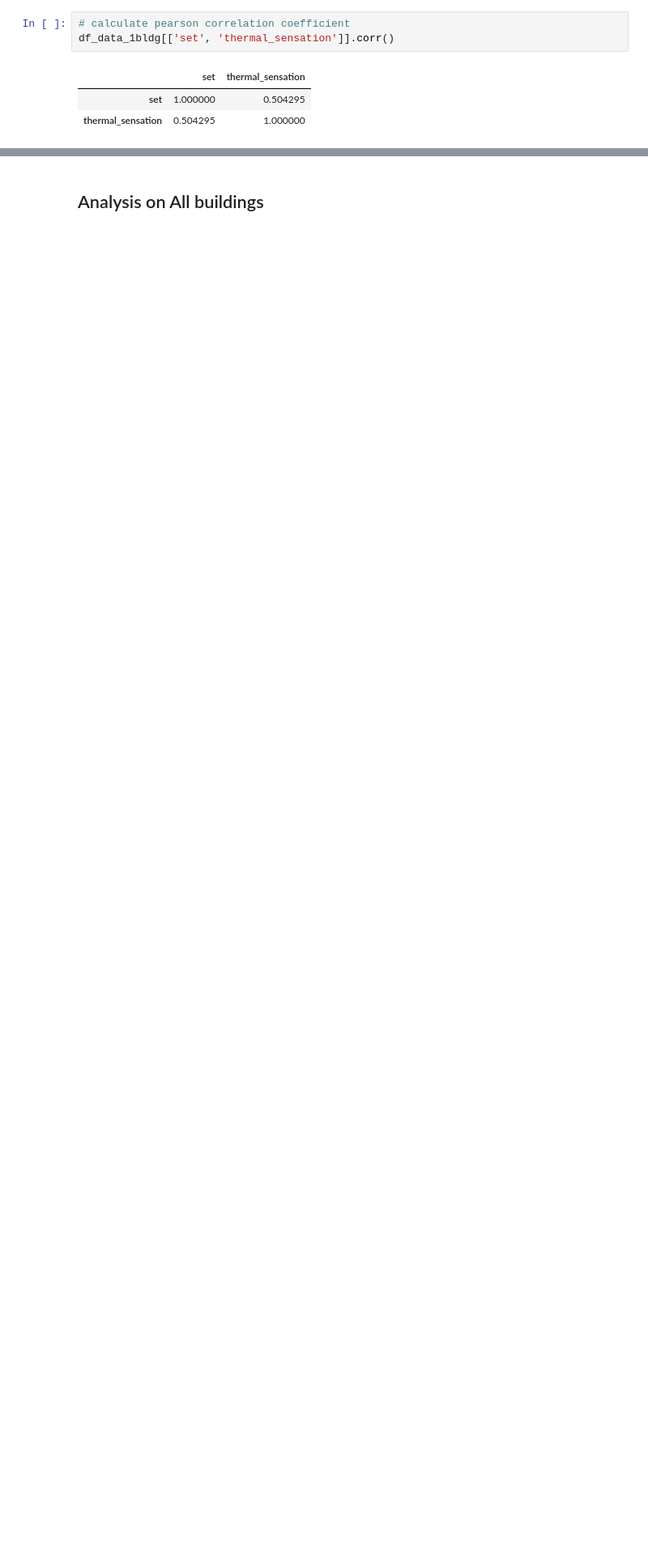
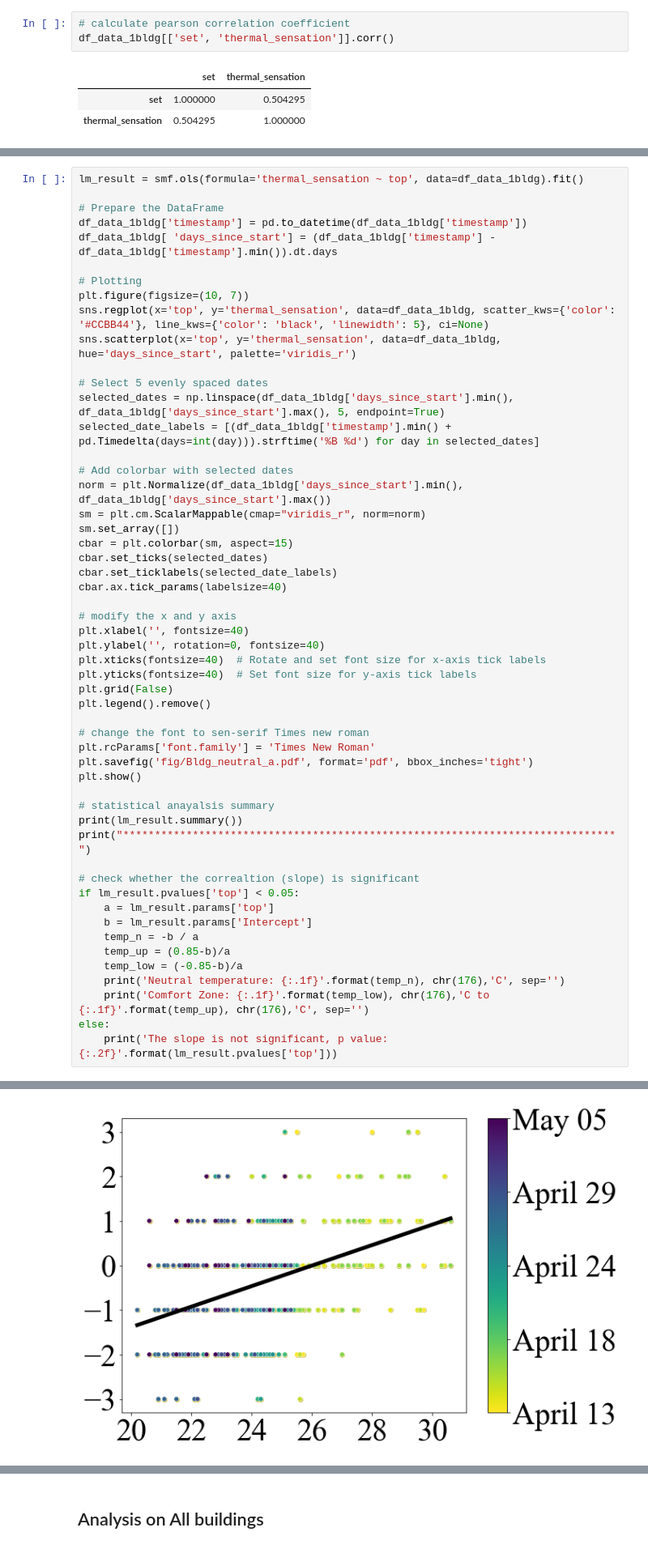
Before and after one commit to ruijis/causal-thinking-neutral-temperature, a Jupyter notebook: code.ipynb, the cells around one changed output, grey strips where cells are left out. Shown: that part at 81% size. Saved outputs shown, nothing was run; the diff lists cells and outputs as text; blank space fills up the shorter version.

```diff
--- a/code.ipynb
+++ b/code.ipynb
@@ -206,0 +255,54 @@ df_data_1bldg[['set', 'thermal_sensation']].corr()
+# %%
+lm_result = smf.ols(formula='thermal_sensation ~ top', data=df_data_1bldg).fit()
+
+# Prepare the DataFrame
+df_data_1bldg['timestamp'] = pd.to_datetime(df_data_1bldg['timestamp'])
+df_data_1bldg[ 'days_since_start'] = (df_data_1bldg['timestamp'] - df_data_1bldg['timestamp'].min()).dt.days
+
+# Plotting
+plt.figure(figsize=(10, 7))
+sns.regplot(x='top', y='thermal_sensation', data=df_data_1bldg, scatter_kws={'color': '#CCBB44'}, line_kws={'color': 'black', 'linewidth': 5}, ci=None)
+sns.scatterplot(x='top', y='thermal_sensation', data=df_data_1bldg, hue='days_since_start', palette='viridis_r')
+
+# Select 5 evenly spaced dates
+selected_dates = np.linspace(df_data_1bldg['days_since_start'].min(), df_data_1bldg['days_since_start'].max(), 5, endpoint=True)
+selected_date_labels = [(df_data_1bldg['timestamp'].min() + pd.Timedelta(days=int(day))).strftime('%B %d') for day in selected_dates]
+
+# Add colorbar with selected dates
+norm = plt.Normalize(df_data_1bldg['days_since_start'].min(), df_data_1bldg['days_since_start'].max())
+sm = plt.cm.ScalarMappable(cmap="viridis_r", norm=norm)
+sm.set_array([])
+cbar = plt.colorbar(sm, aspect=15)
+cbar.set_ticks(selected_dates)
+cbar.set_ticklabels(selected_date_labels)
+cbar.ax.tick_params(labelsize=40)
+
+# modify the x and y axis
+plt.xlabel('', fontsize=40)
+plt.ylabel('', rotation=0, fontsize=40)
+plt.xticks(fontsize=40)  # Rotate and set font size for x-axis tick labels
+plt.yticks(fontsize=40)  # Set font size for y-axis tick labels
+plt.grid(False)
+plt.legend().remove()
+
+# change the font to sen-serif Times new roman
+plt.rcParams['font.family'] = 'Times New Roman'
+plt.savefig('fig/Bldg_neutral_a.pdf', format='pdf', bbox_inches='tight')
+plt.show()
+
+# statistical anayalsis summary
+print(lm_result.summary())
+print("******************************************************************************")
+
+# check whether the correaltion (slope) is significant
+if lm_result.pvalues['top'] < 0.05:
+    a = lm_result.params['top']
+    b = lm_result.params['Intercept']
+    temp_n = -b / a
+    temp_up = (0.85-b)/a
+    temp_low = (-0.85-b)/a
+    print('Neutral temperature: {:.1f}'.format(temp_n), chr(176),'C', sep='')
+    print('Comfort Zone: {:.1f}'.format(temp_low), chr(176),'C to {:.1f}'.format(temp_up), chr(176),'C', sep='')
+else:
+    print('The slope is not significant, p value: {:.2f}'.format(lm_result.pvalues['top']))
+# %% [output]
@@ -206,0 +319 @@ df_data_1bldg[['set', 'thermal_sensation']].corr()
+[figure, added]
```
Also changed, not shown: parts of 18 cells of this notebook, 3 other files.
